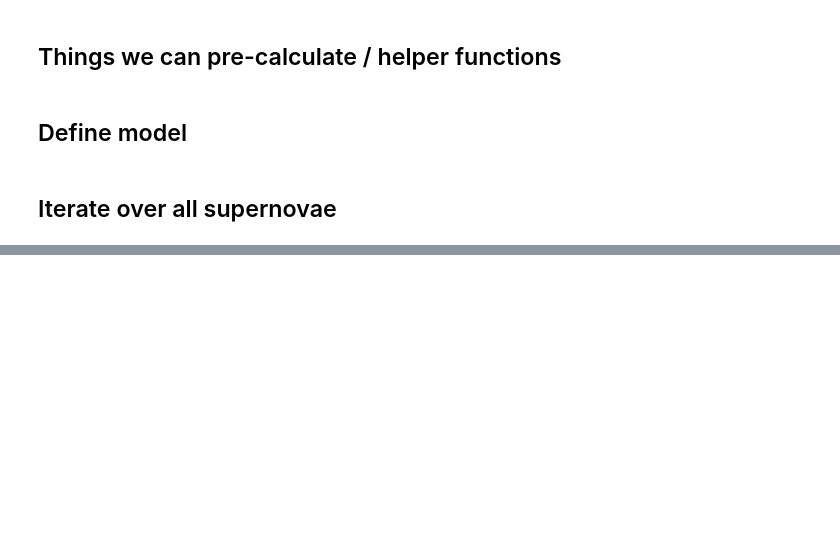
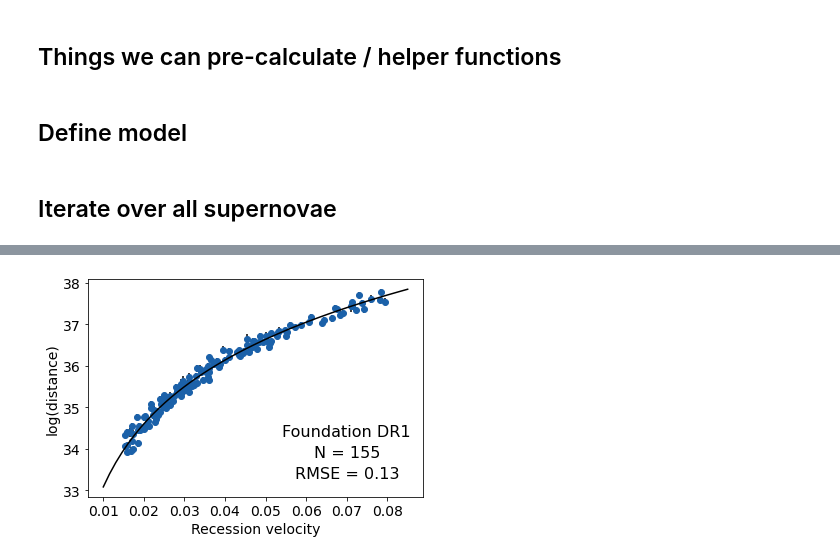
Before and after one commit to asmuzsoy/variational_bayesn, a Jupyter notebook: Foundation_Tensor_Fitting_BayeSN_Pyro.ipynb, the cells around one changed output, grey strips where cells are left out. Drawn from its saved outputs; the diff is of its cells as text; code cells hidden in the pictures; blank space fills up the shorter version.

```diff
--- a/Foundation_Tensor_Fitting_BayeSN_Pyro.ipynb
+++ b/Foundation_Tensor_Fitting_BayeSN_Pyro.ipynb
@@ -627,3 +282,0 @@ print("Time:", end_time - start_time, "seconds")
-# %%
-new_laplace_approx_guide = autoguide_laplace.laplace_approximation(observed_fluxes)
-losses = train(model_vi, new_laplace_approx_guide, n_steps = 10000)
@@ -848,0 +512,16 @@ np.savetxt("mcmc_at2016aj_samples.txt",[many_samples['mu_s'].numpy(),many_sample
+# %%
+f = plt.figure()
+plt.plot(laplace_vi_z_cmbs, laplace_vi_mus, 'o', color = (0.104,0.382,0.664))
+plt.plot(linspace_z, cosmo_distmod_values, color = 'k')
+plt.errorbar(laplace_vi_z_cmbs, laplace_vi_mus, np.sqrt(laplace_vi_vars), linestyle = 'None', color = 'k')
+plt.xlabel("Recession velocity", fontsize =14)
+plt.ylabel("log(distance)", fontsize = 14)
+plt.xticks(fontsize = 14)
+plt.yticks(fontsize = 14)
+plt.text(0.07, 34.3, "Foundation DR1", fontsize = 16, horizontalalignment = 'center')
+plt.text(0.07, 33.8, "N = " + str(len(laplace_vi_z_cmbs)), fontsize = 16, horizontalalignment = 'center')
+plt.text(0.07, 33.3, "RMSE = " + str(round(rmse,2)), fontsize = 16, horizontalalignment = 'center')
+f.savefig("HubbleDiagram.pdf", bbox_inches = 'tight')
+# plt.title("Foundation dataset distances- VI initialized with Laplace", fontsize = 12)
+# %% [output]
+[figure, added]
```
Also changed, not shown: parts of 77 cells of this notebook.
